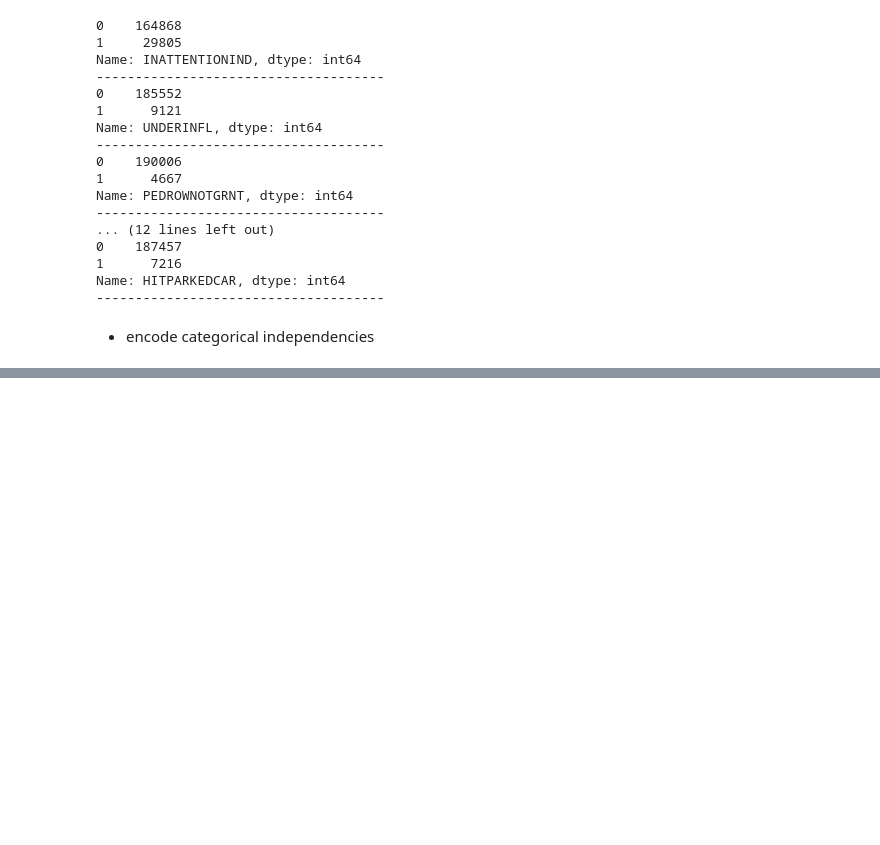
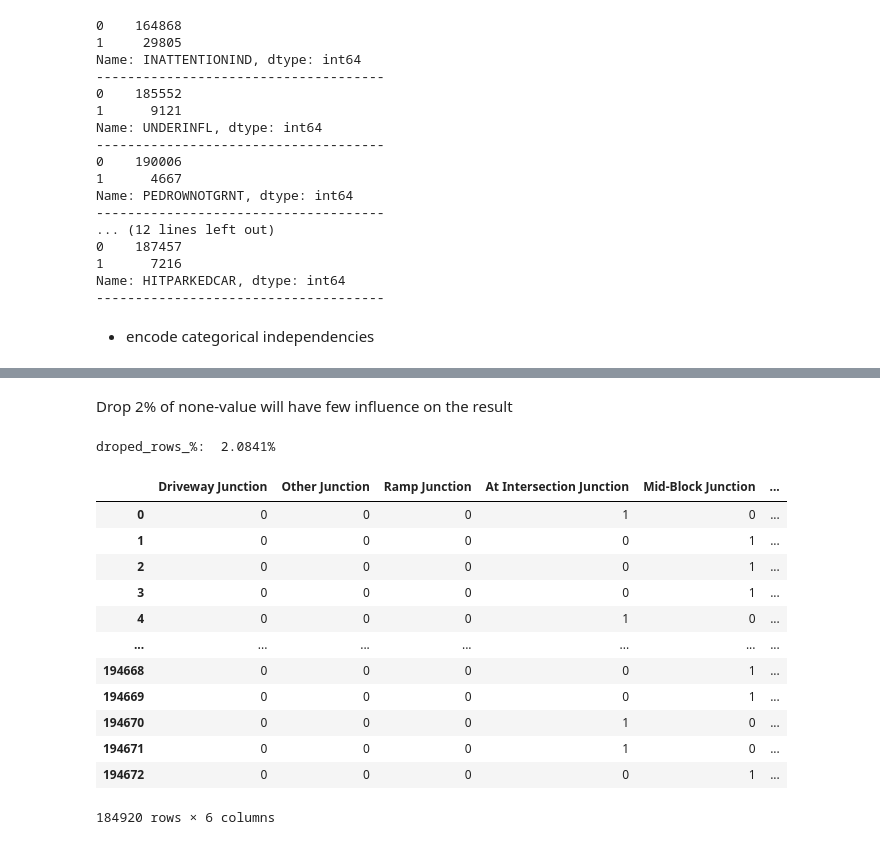
Before and after one commit to maxianren/Coursera_Capstone, a Jupyter notebook: capstone_project.ipynb, the cells around one changed output, grey strips where cells are left out. Saved outputs shown, nothing was run; the diff lists cells and outputs as text; code cells hidden in the pictures; blank space fills up the shorter version.

Commit message:
data cleaning - dummy features

```diff
--- a/capstone_project.ipynb
+++ b/capstone_project.ipynb
@@ -58,5 +58,9 @@ import datetime
 # %%
 #read the date source
 df = pd.read_csv('collision_train.csv')
-df.head()
+
+#filter the invalide data
+df = df[(df['EXCEPTRSNDESC']!='Not Enough Information, or Insufficient Location Information')]
+df = df[(df['STATUS']=='Matched')]
+df.columns,df.shape
 # %% [output]
@@ -197,0 +292,42 @@ Name: HITPARKEDCAR, dtype: int64
+# %% [markdown]
+Drop 2% of none-value will have few influence on the result
+# %%
+selected_categorical_feature=['JUNCTIONTYPE', 'COLLISIONTYPE', 'WEATHER', 'ROADCOND', 'LIGHTCOND']
+print('droped_rows_%: ',"{:0.4%}".format(
+    (df.shape[0]-df[selected_categorical_feature].dropna().shape[0])/df.shape[0])
+     )
+# %% [output]
+droped_rows_%:  2.0841%
+# %%
+#transform JUNCTIONTYPE
+dummy_JUNCTIONTYPE = pd.get_dummies(df["JUNCTIONTYPE"].replace({'Unknown':'Other Junction'}))
+
+dummy_JUNCTIONTYPE['At Intersection Junction']=np.where(
+    dummy_JUNCTIONTYPE['At Intersection (but not related to intersection)']+dummy_JUNCTIONTYPE['At Intersection (intersection related)']>0,
+    1, 0)
+dummy_JUNCTIONTYPE['Mid-Block Junction']=np.where(
+    dummy_JUNCTIONTYPE['Mid-Block (but intersection related)']+dummy_JUNCTIONTYPE['Mid-Block (not related to intersection)']>0,
+    1, 0)
+dummy_JUNCTIONTYPE['Intersection Related']=np.where(
+    dummy_JUNCTIONTYPE['At Intersection (intersection related)']+dummy_JUNCTIONTYPE['Mid-Block (but intersection related)']>0,
+    1, 0)
+
+dummy_JUNCTIONTYPE=dummy_JUNCTIONTYPE.drop(columns=['At Intersection (but not related to intersection)',
+                                                    'At Intersection (intersection related)',
+                                                    'Mid-Block (but intersection related)',
+                                                    'Mid-Block (not related to intersection)'])
+dummy_JUNCTIONTYPE
+# %% [output]
+|  | Driveway Junction | Other Junction | Ramp Junction | At Intersection Junction | Mid-Block Junction | ... |
+| 0 | 0 | 0 | 0 | 1 | 0 | ... |
+| 1 | 0 | 0 | 0 | 0 | 1 | ... |
+| 2 | 0 | 0 | 0 | 0 | 1 | ... |
+| 3 | 0 | 0 | 0 | 0 | 1 | ... |
+| 4 | 0 | 0 | 0 | 1 | 0 | ... |
+| ... | ... | ... | ... | ... | ... | ... |
+| 194668 | 0 | 0 | 0 | 0 | 1 | ... |
+| 194669 | 0 | 0 | 0 | 0 | 1 | ... |
+| 194670 | 0 | 0 | 0 | 1 | 0 | ... |
+| 194671 | 0 | 0 | 0 | 1 | 0 | ... |
+| 194672 | 0 | 0 | 0 | 0 | 1 | ... |
+184920 rows × 6 columns
```
Also changed, not shown: parts of 9 cells of this notebook.
